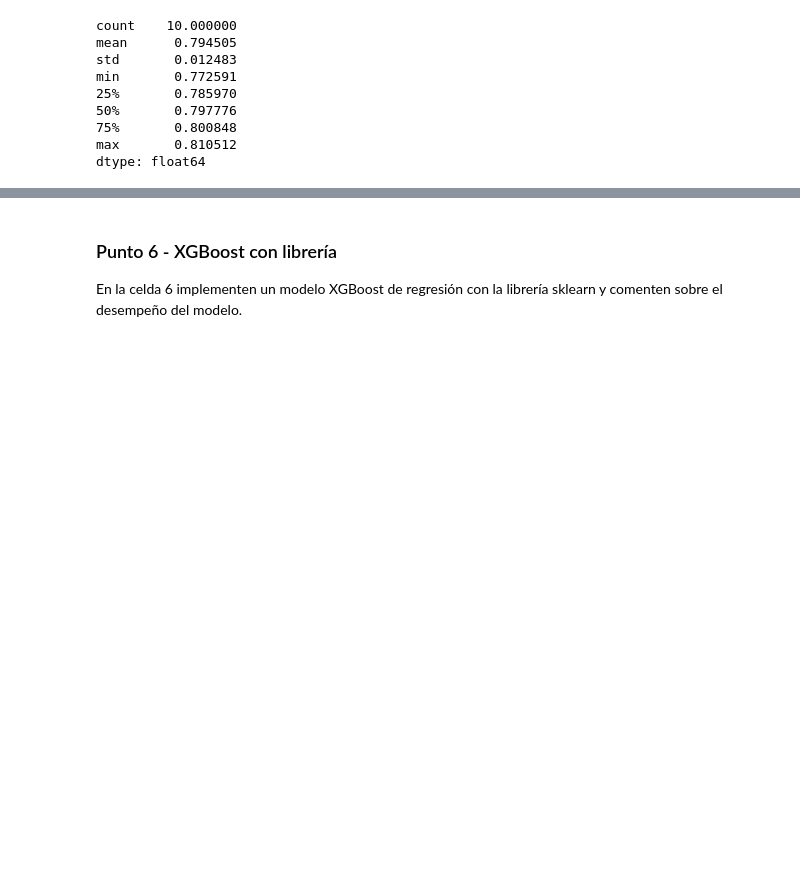
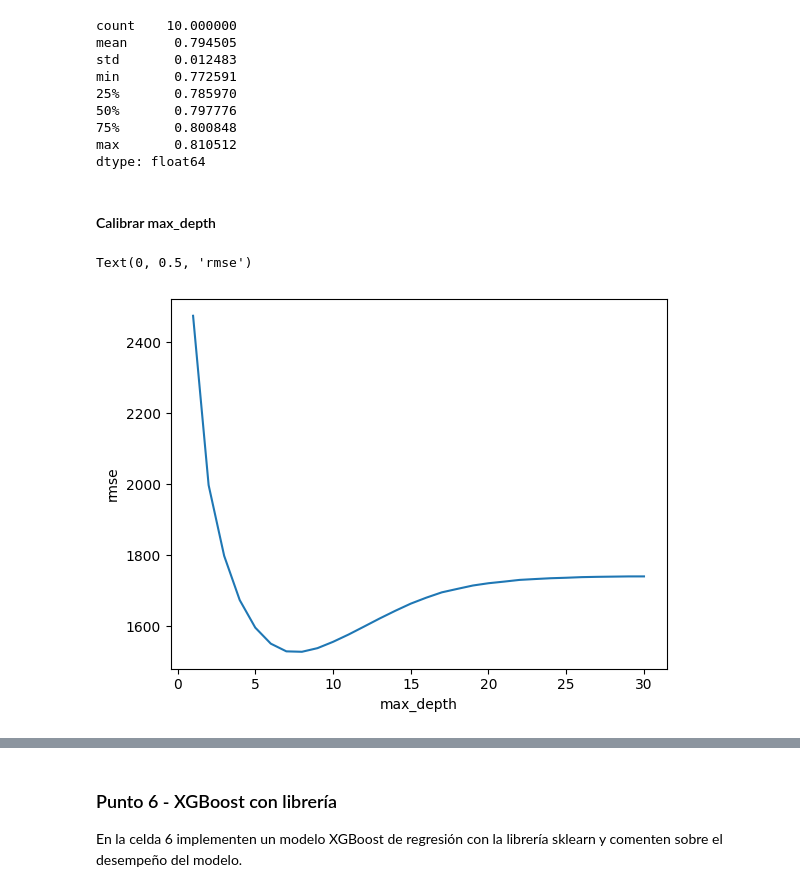
Before and after one commit to ovillamil94/MIAD_ML_NLP_2026, a Jupyter notebook: Semana 2/S2TC1_RandomForests_Boosting.ipynb, the cells around one changed output, grey strips where cells are left out. Drawn from its saved outputs; the diff is of its cells as text; code cells hidden in the pictures; blank space fills up the shorter version.

```diff
--- a/Semana 2/S2TC1_RandomForests_Boosting.ipynb
+++ b/Semana 2/S2TC1_RandomForests_Boosting.ipynb
@@ -538,3 +538,5 @@ min       0.772591
 75%       0.800848
 max       0.810512
 dtype: float64
+# %% [markdown]
+#### Calibrar max_depth
@@ -540,0 +567,8 @@ dtype: float64
+# %%
+# Gráfica del desempeño del modelo vs la cantidad de n_estimators
+plt.plot(depth_range, rmse_scores_depth)
+plt.xlabel('max_depth')
+plt.ylabel('rmse')
+# %% [output]
+Text(0, 0.5, 'rmse')
+[figure, added]
```
Also changed, not shown: parts of 11 cells of this notebook.
